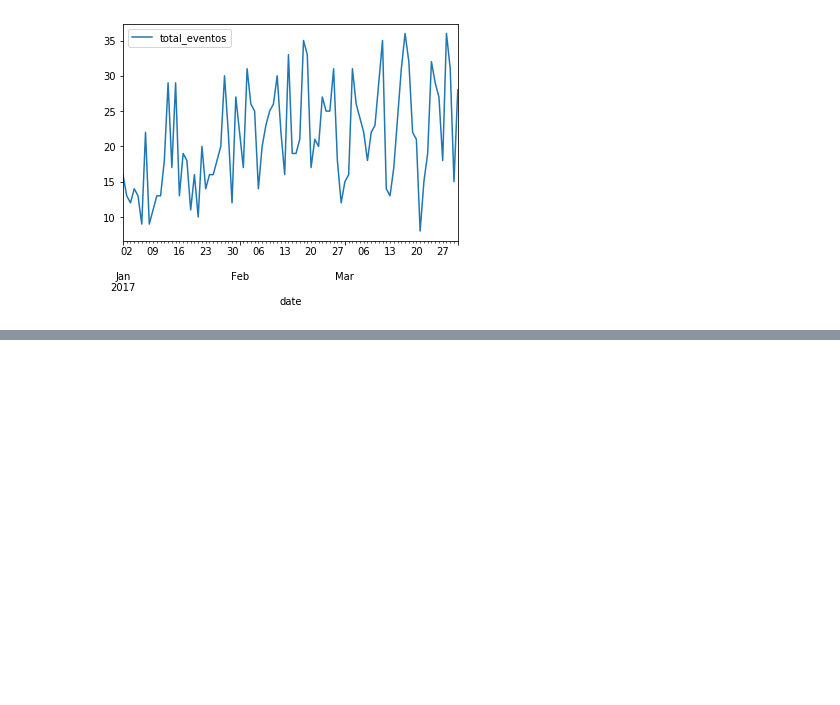
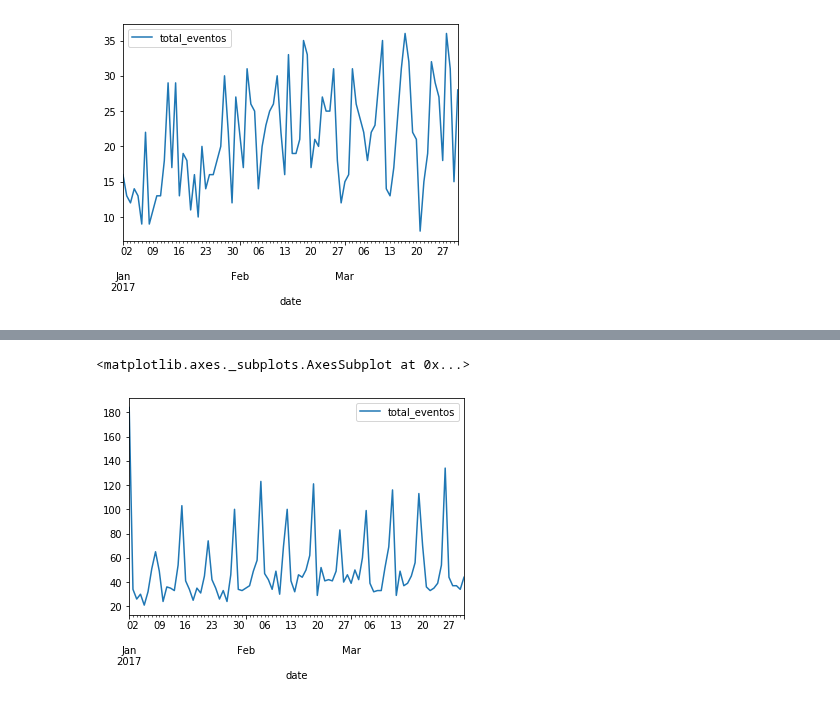
Before and after one commit to jrudascas/security_project, a Jupyter notebook: periodicity_experiments/experiment_04_predictability_localidad.ipynb, the cells around one changed output, grey strips where cells are left out. Cells and saved outputs as stored; diff of their text form; code cells hidden in the pictures; blank space fills up the shorter version.

```diff
--- a/periodicity_experiments/experiment_04_predictability_localidad.ipynb
+++ b/periodicity_experiments/experiment_04_predictability_localidad.ipynb
@@ -288,0 +320,6 @@ teusaquillo.head(90).plot()
+# %%
+usme=df_by_date[df_by_date['LOCALIDAD']=='USME']
+usme.head(90).plot()
+# %% [output]
+<matplotlib.axes._subplots.AxesSubplot at 0x...>
+[figure, added]
```
Also changed, not shown: parts of 6 cells of this notebook.
